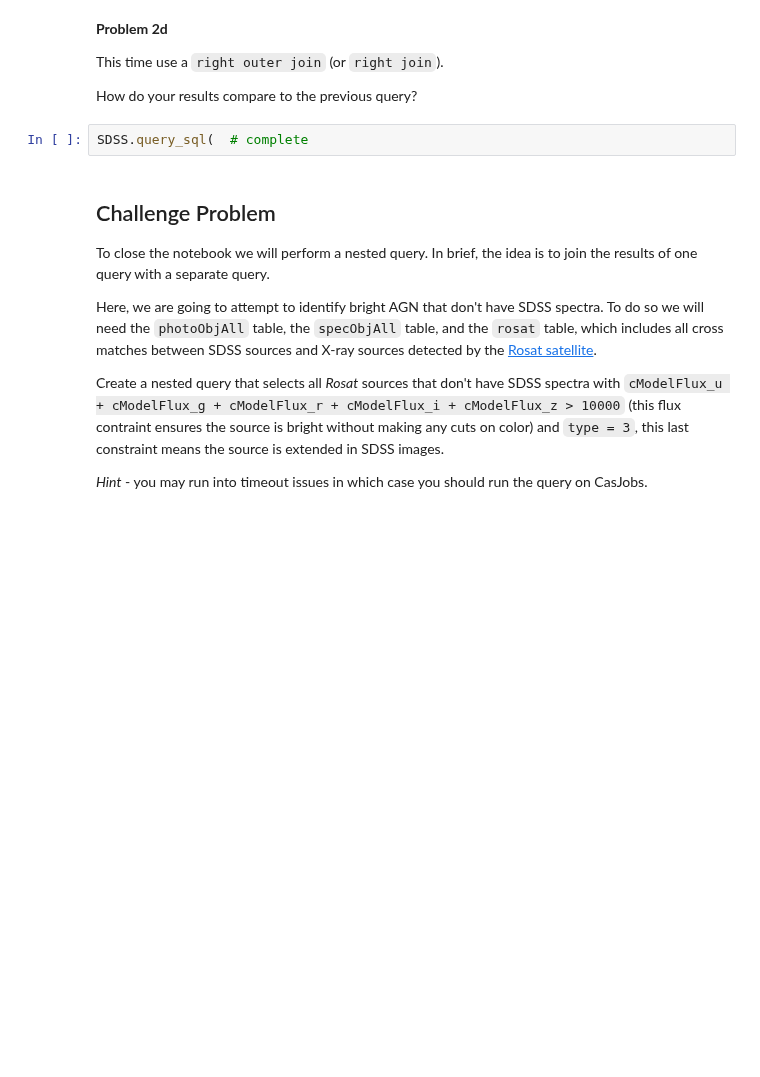
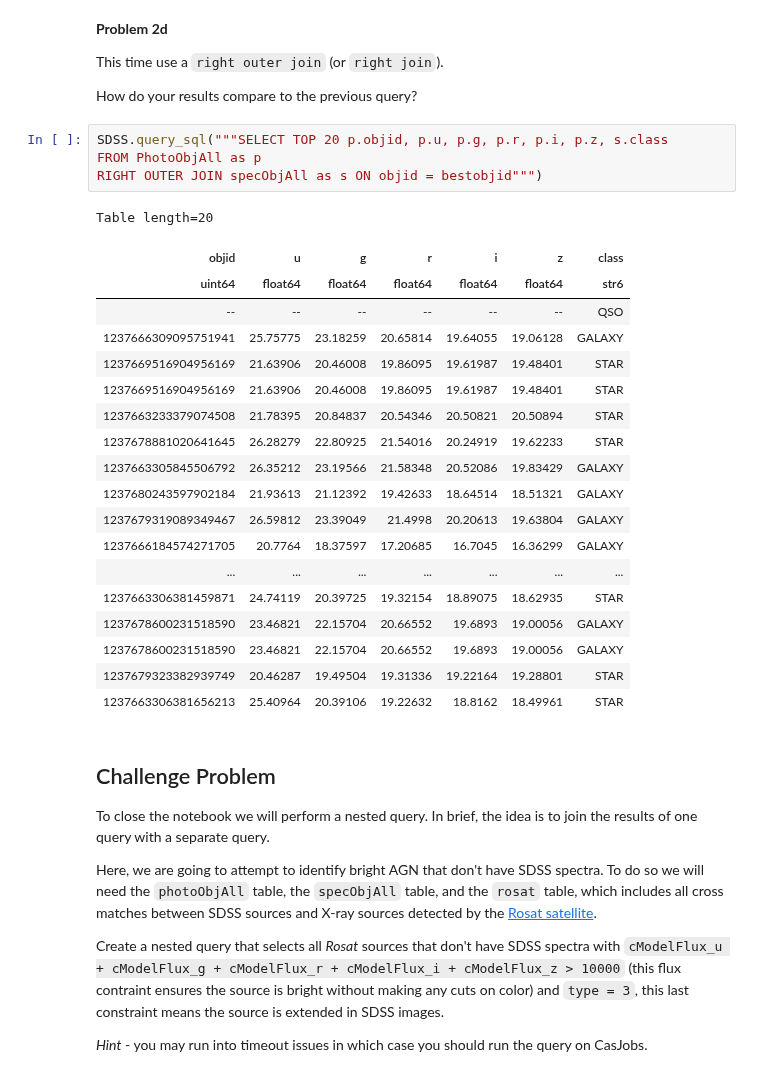
Before and after one commit to ASTR154/sql-tutorial, a Jupyter notebook: IntroToSQLite.ipynb, the cells around one changed output. Cells and saved outputs as stored; diff of their text form; blank space fills up the shorter version.

```diff
--- a/IntroToSQLite.ipynb
+++ b/IntroToSQLite.ipynb
@@ -163,8 +221,30 @@ SDSS.query_sql(  # complete
 This time use a `right outer join` (or `right join`).
 
 How do your results compare to the previous query?
-# %%
-SDSS.query_sql(  # complete
+# %%
+SDSS.query_sql("""SELECT TOP 20 p.objid, p.u, p.g, p.r, p.i, p.z, s.class
+FROM PhotoObjAll as p
+RIGHT OUTER JOIN specObjAll as s ON objid = bestobjid""")
+# %% [output]
+Table length=20
+| objid | u | g | r | i | z | class |
+| uint64 | float64 | float64 | float64 | float64 | float64 | str6 |
+| -- | -- | -- | -- | -- | -- | QSO |
+| 1237666309095751941 | 25.75775 | 23.18259 | 20.65814 | 19.64055 | 19.06128 | GALAXY |
+| 1237669516904956169 | 21.63906 | 20.46008 | 19.86095 | 19.61987 | 19.48401 | STAR |
+| 1237669516904956169 | 21.63906 | 20.46008 | 19.86095 | 19.61987 | 19.48401 | STAR |
+| 1237663233379074508 | 21.78395 | 20.84837 | 20.54346 | 20.50821 | 20.50894 | STAR |
+| 1237678881020641645 | 26.28279 | 22.80925 | 21.54016 | 20.24919 | 19.62233 | STAR |
+| 1237663305845506792 | 26.35212 | 23.19566 | 21.58348 | 20.52086 | 19.83429 | GALAXY |
+| 1237680243597902184 | 21.93613 | 21.12392 | 19.42633 | 18.64514 | 18.51321 | GALAXY |
+| 1237679319089349467 | 26.59812 | 23.39049 | 21.4998 | 20.20613 | 19.63804 | GALAXY |
+| 1237666184574271705 | 20.7764 | 18.37597 | 17.20685 | 16.7045 | 16.36299 | GALAXY |
+| ... | ... | ... | ... | ... | ... | ... |
+| 1237663306381459871 | 24.74119 | 20.39725 | 19.32154 | 18.89075 | 18.62935 | STAR |
+| 1237678600231518590 | 23.46821 | 22.15704 | 20.66552 | 19.6893 | 19.00056 | GALAXY |
+| 1237678600231518590 | 23.46821 | 22.15704 | 20.66552 | 19.6893 | 19.00056 | GALAXY |
+| 1237679323382939749 | 20.46287 | 19.49504 | 19.31336 | 19.22164 | 19.28801 | STAR |
+| 1237663306381656213 | 25.40964 | 20.39106 | 19.22632 | 18.8162 | 18.49961 | STAR |
 # %% [markdown]
 ## Challenge Problem
 
```
Also changed, not shown: parts of 7 cells of this notebook.
